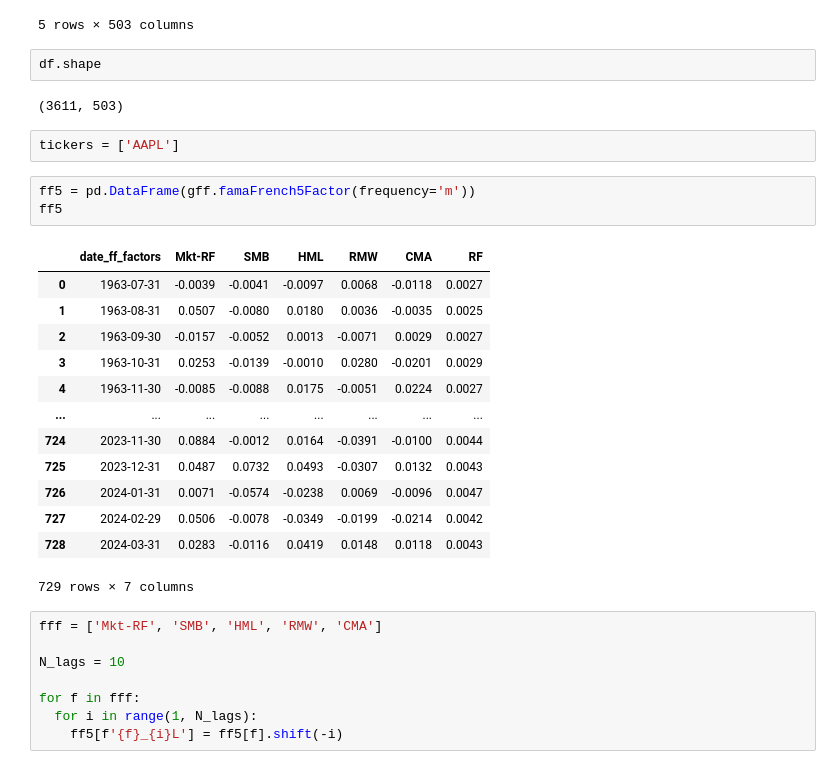
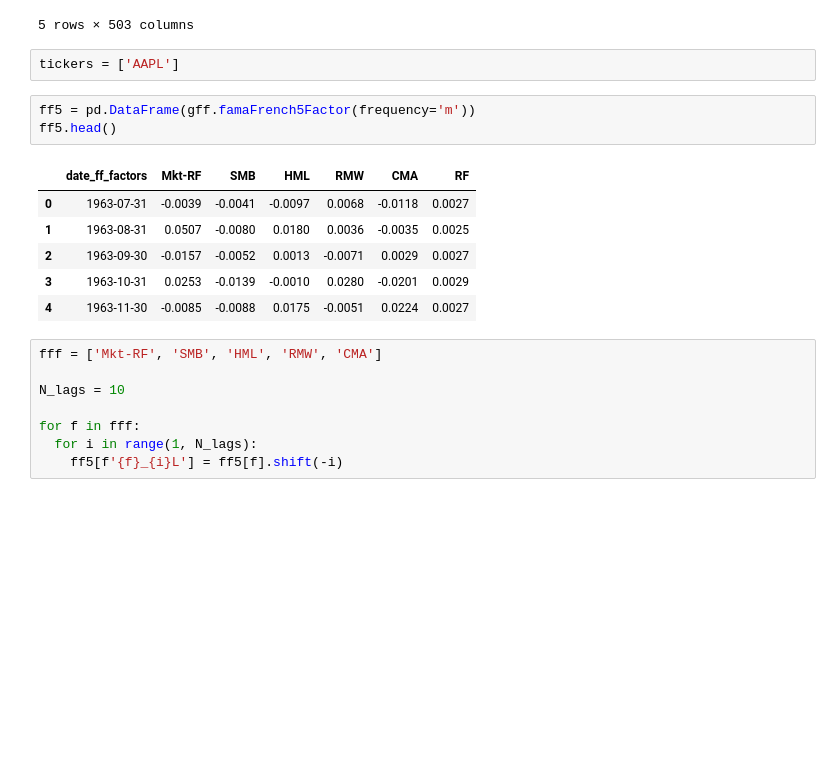
Before and after one commit to NikolaySimakov/Fama-French-models, a Jupyter notebook: research/feature_selection.ipynb, the cells around one changed output. Drawn from its saved outputs; the diff is of its cells as text; blank space fills up the shorter version.

```diff
--- a/research/feature_selection.ipynb
+++ b/research/feature_selection.ipynb
@@ -31,29 +31,18 @@ df.head()
 | 2010-01-07 | 19.807215 | 4.939964 | 6.367033 | NaN | NaN | 19.060045 | 7.886667 | 32.725471 | 36.889999 | 23.424749 | ... | ... |
 | 2010-01-08 | 19.800785 | 4.845691 | 6.409364 | NaN | NaN | 19.157482 | 7.871111 | 32.595306 | 36.689999 | 23.559416 | ... | ... |
 5 rows × 503 columns
-# %%
-df.shape
-# %% [output]
-(3611, 503)
 # %%
 tickers = ['AAPL']
 # %%
 ff5 = pd.DataFrame(gff.famaFrench5Factor(frequency='m'))
-ff5
+ff5.head()
 # %% [output]
 |  | date_ff_factors | Mkt-RF | SMB | HML | RMW | CMA | RF |
 | 0 | 1963-07-31 | -0.0039 | -0.0041 | -0.0097 | 0.0068 | -0.0118 | 0.0027 |
 | 1 | 1963-08-31 | 0.0507 | -0.0080 | 0.0180 | 0.0036 | -0.0035 | 0.0025 |
 | 2 | 1963-09-30 | -0.0157 | -0.0052 | 0.0013 | -0.0071 | 0.0029 | 0.0027 |
 | 3 | 1963-10-31 | 0.0253 | -0.0139 | -0.0010 | 0.0280 | -0.0201 | 0.0029 |
 | 4 | 1963-11-30 | -0.0085 | -0.0088 | 0.0175 | -0.0051 | 0.0224 | 0.0027 |
-| ... | ... | ... | ... | ... | ... | ... | ... |
-| 724 | 2023-11-30 | 0.0884 | -0.0012 | 0.0164 | -0.0391 | -0.0100 | 0.0044 |
-| 725 | 2023-12-31 | 0.0487 | 0.0732 | 0.0493 | -0.0307 | 0.0132 | 0.0043 |
-| 726 | 2024-01-31 | 0.0071 | -0.0574 | -0.0238 | 0.0069 | -0.0096 | 0.0047 |
-| 727 | 2024-02-29 | 0.0506 | -0.0078 | -0.0349 | -0.0199 | -0.0214 | 0.0042 |
-| 728 | 2024-03-31 | 0.0283 | -0.0116 | 0.0419 | 0.0148 | 0.0118 | 0.0043 |
-729 rows × 7 columns
 # %%
 fff = ['Mkt-RF', 'SMB', 'HML', 'RMW', 'CMA']
 
```
Also changed, not shown: parts of 11 cells of this notebook, 1 other file.
